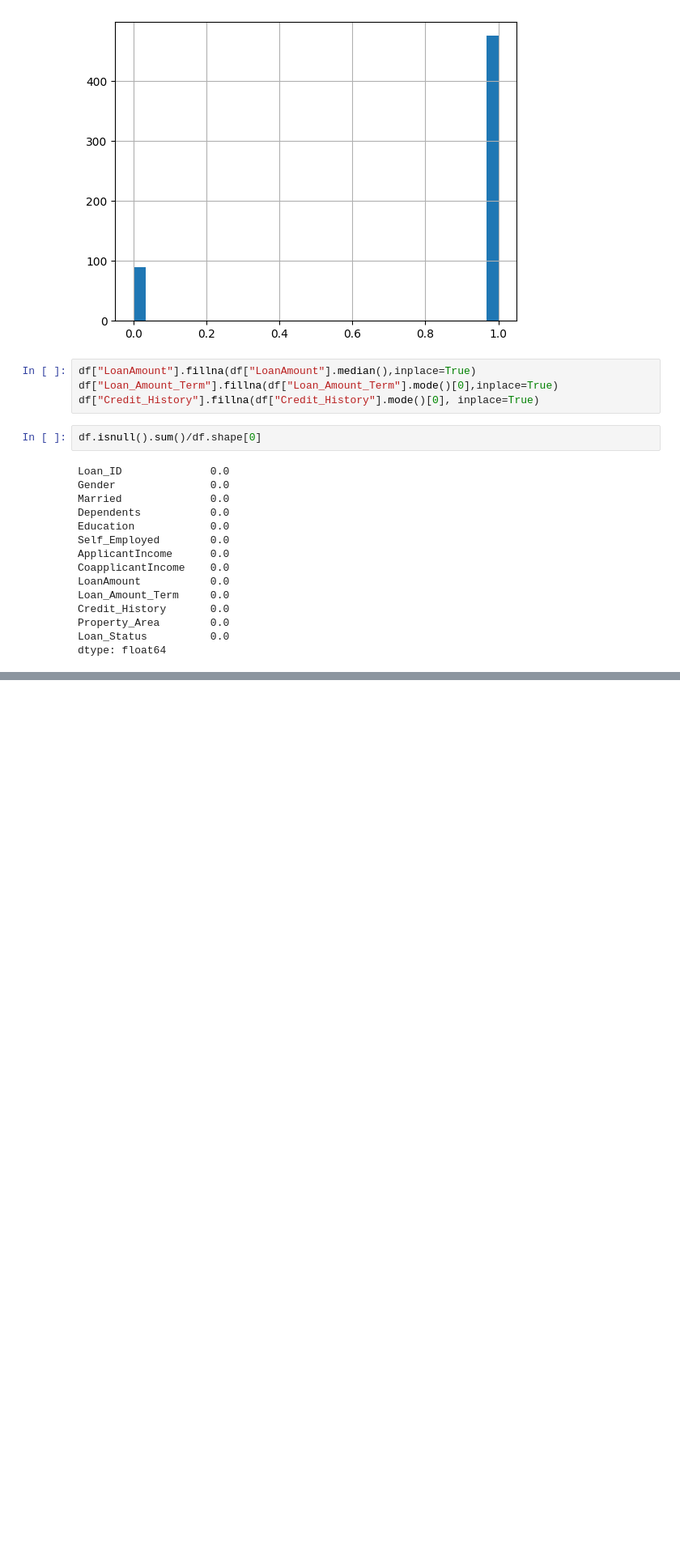
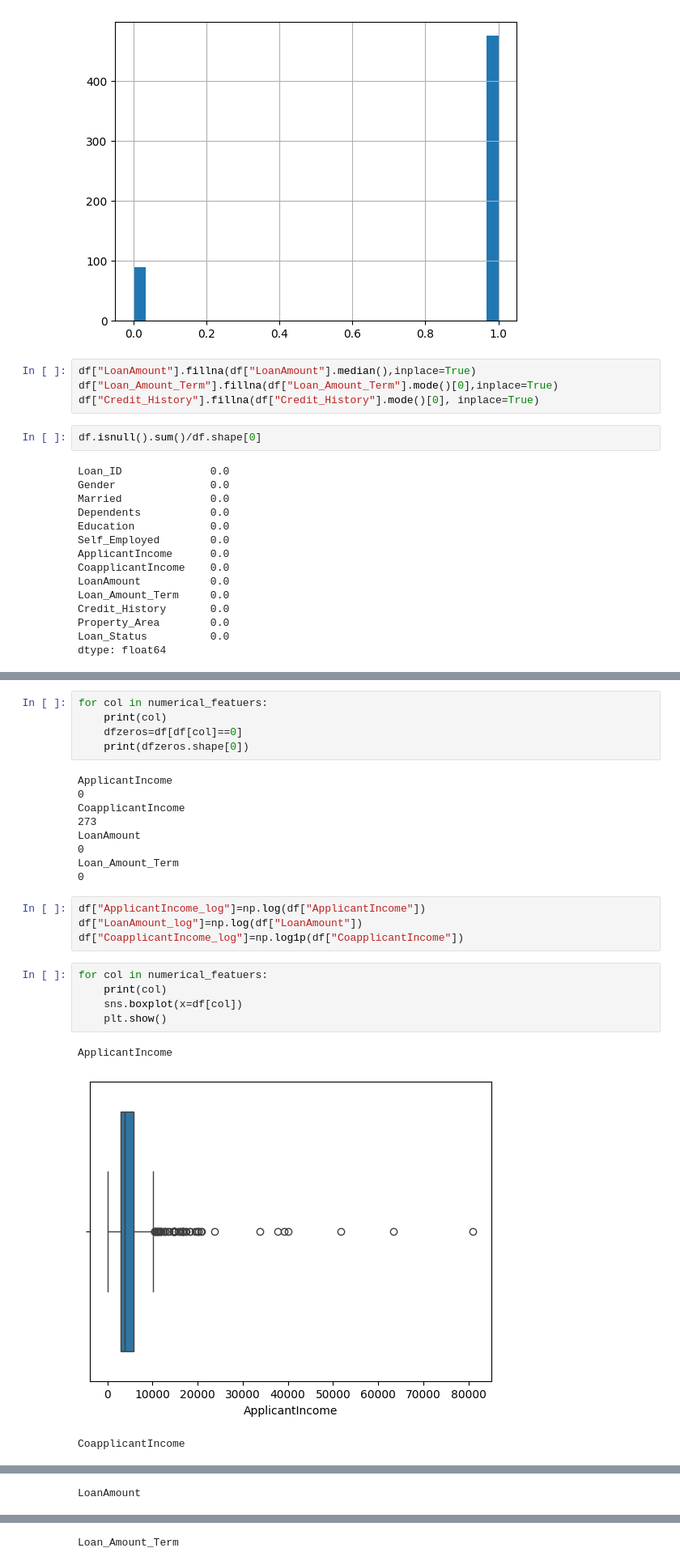
Before and after one commit to Nourshosharah/Loan-Approval-Prediction-System-MLT-, a Jupyter notebook: Machine_Learning_part/models_preprocessing.ipynb, the cells around one changed output, grey strips where cells are left out. Shown: that part at 81% size. Drawn from its saved outputs; the diff is of its cells as text; blank space fills up the shorter version.

```diff
--- a/Machine_Learning_part/models_preprocessing.ipynb
+++ b/Machine_Learning_part/models_preprocessing.ipynb
@@ -158,0 +226,27 @@ dtype: float64
+# %%
+for col in numerical_featuers:
+    print(col)
+    dfzeros=df[df[col]==0]
+    print(dfzeros.shape[0])
+# %% [output]
+ApplicantIncome
+0
+CoapplicantIncome
+273
+LoanAmount
+0
+Loan_Amount_Term
+0
+# %%
+df["ApplicantIncome_log"]=np.log(df["ApplicantIncome"])
+df["LoanAmount_log"]=np.log(df["LoanAmount"])
+df["CoapplicantIncome_log"]=np.log1p(df["CoapplicantIncome"])
+# %%
+for col in numerical_featuers:
+    print(col)
+    sns.boxplot(x=df[col])
+    plt.show()
+# %% [output]
+ApplicantIncome
+[figure, added]
+CoapplicantIncome
@@ -158,0 +254 @@ dtype: float64
+LoanAmount
@@ -158,0 +256 @@ dtype: float64
+Loan_Amount_Term
```
Also changed, not shown: parts of 19 cells of this notebook.
